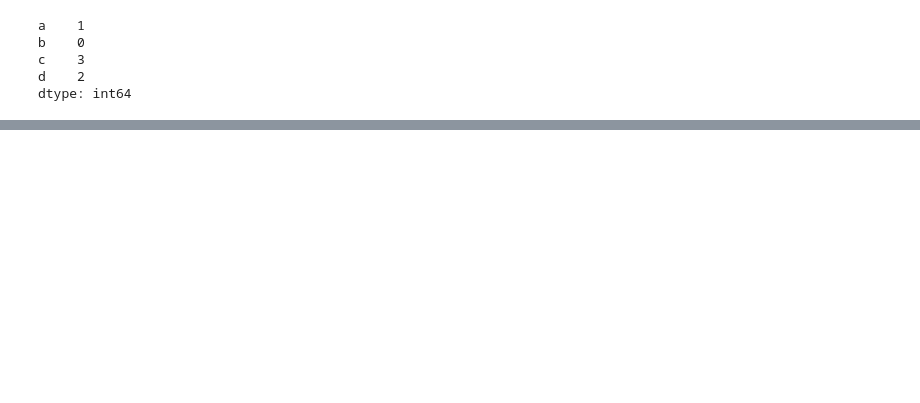
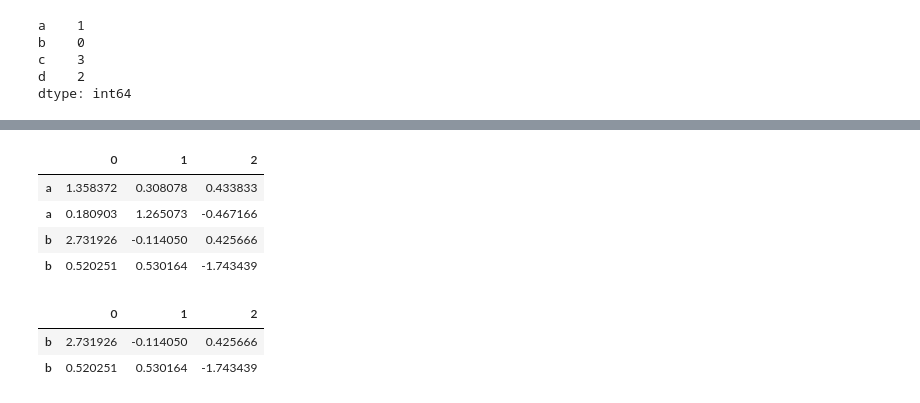
Before and after one commit to arti1117/pydata-book, a Jupyter notebook: CHAPTER05/2_핵심 기능.ipynb, the cells around one changed output, grey strips where cells are left out. Cells and saved outputs as stored; diff of their text form; code cells hidden in the pictures; blank space fills up the shorter version.

```diff
--- a/CHAPTER05/2_핵심 기능.ipynb
+++ b/CHAPTER05/2_핵심 기능.ipynb
@@ -678,0 +835,15 @@ frame = pd.DataFrame(np.)
+# %%
+df = pd.DataFrame(np.random.randn(4, 3), index=list('aabb'))
+df
+# %% [output]
+|  | 0 | 1 | 2 |
+| a | 1.358372 | 0.308078 | 0.433833 |
+| a | 0.180903 | 1.265073 | -0.467166 |
+| b | 2.731926 | -0.114050 | 0.425666 |
+| b | 0.520251 | 0.530164 | -1.743439 |
+# %%
+df.loc['b']
+# %% [output]
+|  | 0 | 1 | 2 |
+| b | 2.731926 | -0.114050 | 0.425666 |
+| b | 0.520251 | 0.530164 | -1.743439 |
```
Also changed, not shown: parts of 27 cells of this notebook, 1 other file.
